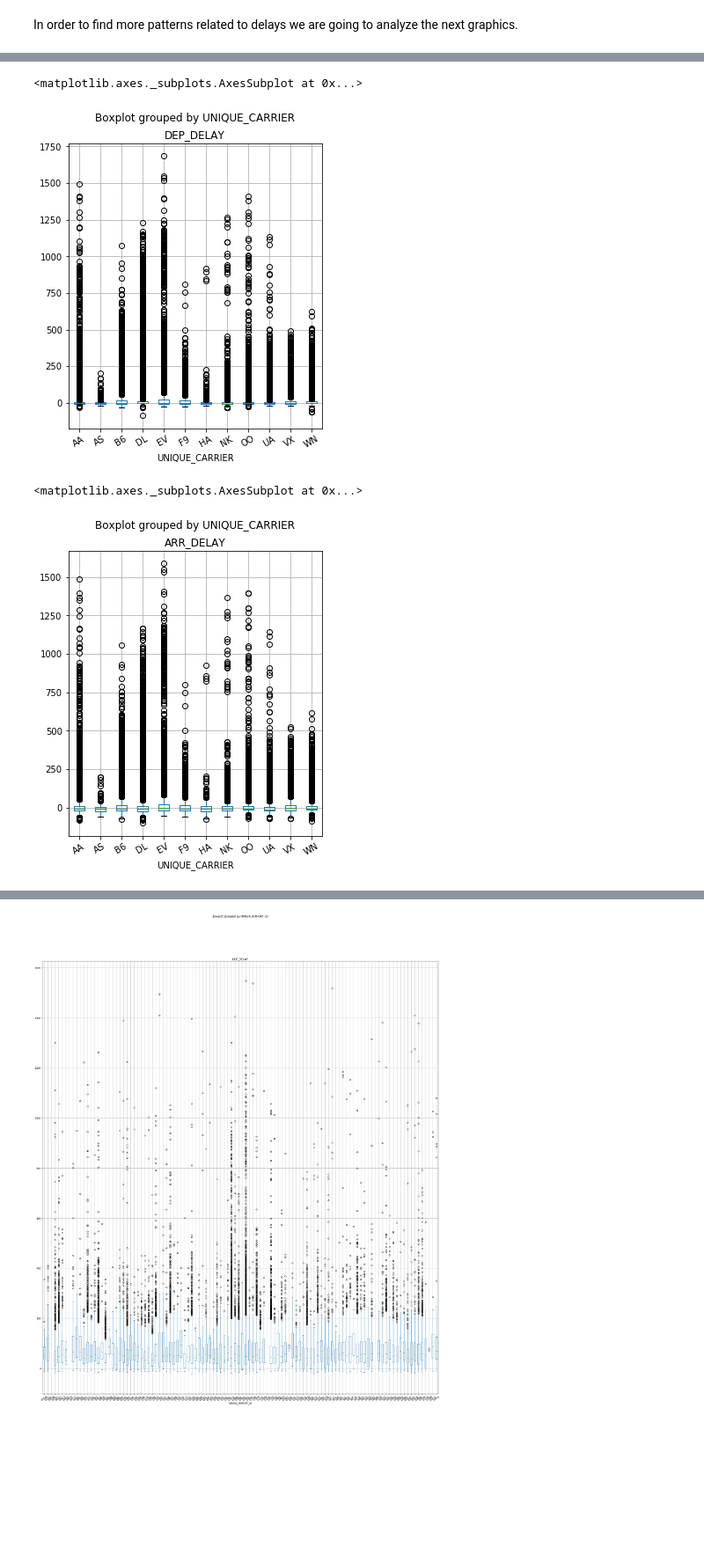
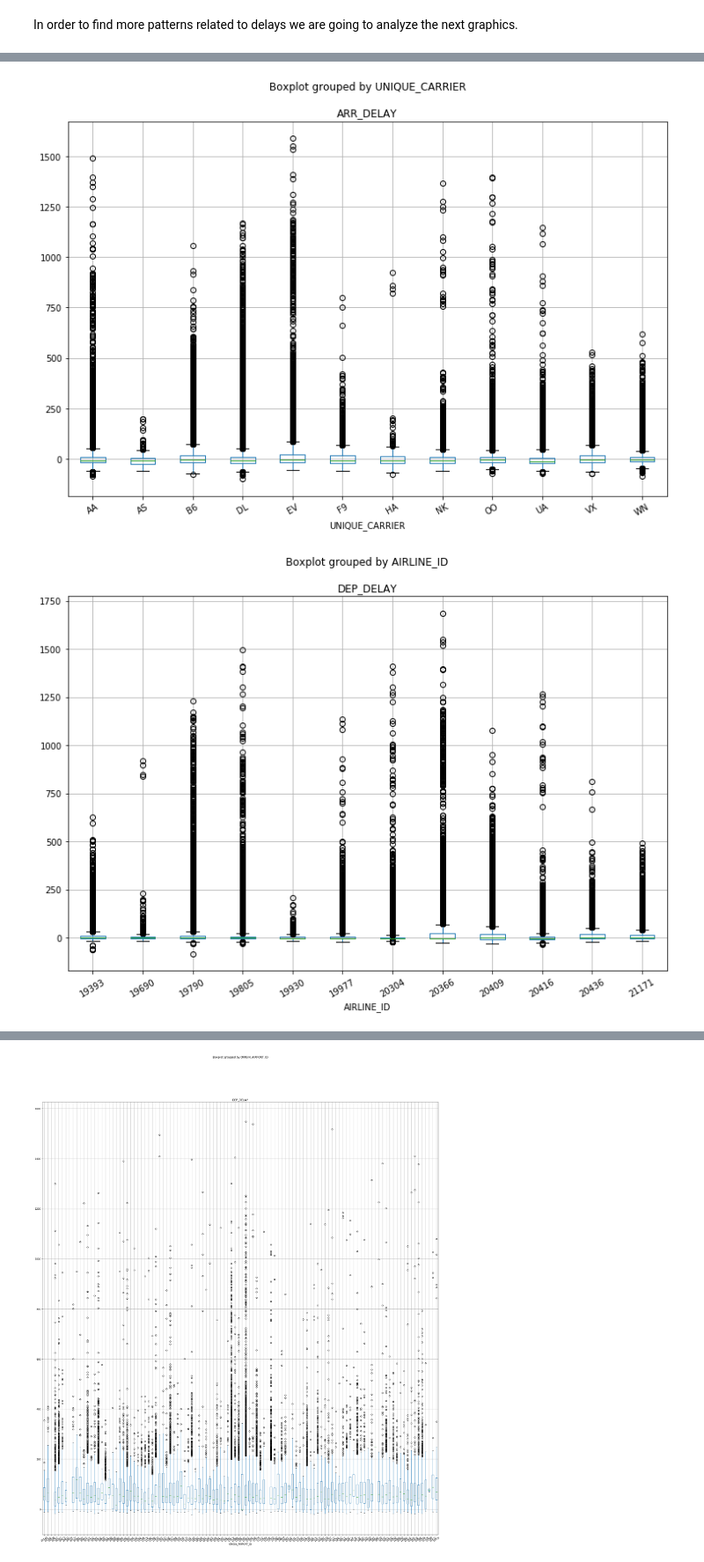
Before and after one commit to lesmedGutierrez/delayed_flights, a Jupyter notebook: delayed_flights.ipynb, the cells around one changed output, grey strips where cells are left out. Shown at 88% size. Saved outputs shown, nothing was run; the diff lists cells and outputs as text; code cells hidden in the pictures; blank space fills up the shorter version.

Commit message:
Changing aesthetics of some plots

```diff
--- a/delayed_flights.ipynb
+++ b/delayed_flights.ipynb
@@ -421,11 +427,11 @@ In order to find more patterns related to delays we are going to analyze the nex
 # %%
-dataset.boxplot('DEP_DELAY','UNIQUE_CARRIER',rot = 30,figsize=(5,6))
+dataset.boxplot('ARR_DELAY','UNIQUE_CARRIER',rot = 30,figsize=(12,8))
+plt.show()
 # %% [output]
-<matplotlib.axes._subplots.AxesSubplot at 0x...>
-[figure, old version]
+[figure, new version]
 # %%
-dataset.boxplot('ARR_DELAY','UNIQUE_CARRIER',rot = 30,figsize=(5,6))
+dataset.boxplot('DEP_DELAY','AIRLINE_ID',rot = 30,figsize=(12,8))
+plt.show()
 # %% [output]
-<matplotlib.axes._subplots.AxesSubplot at 0x...>
-[figure, old version]
+[figure, new version]
 # %%
```
Also changed, not shown: parts of 8 cells of this notebook.
